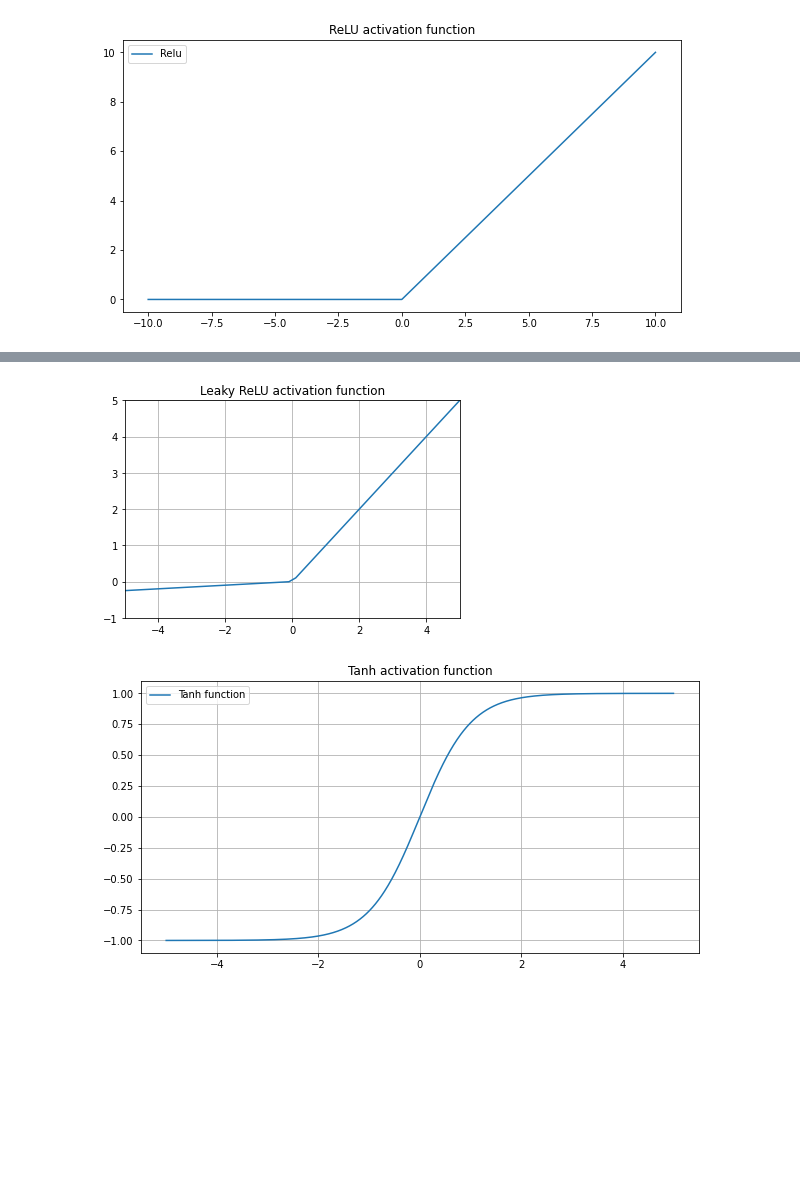
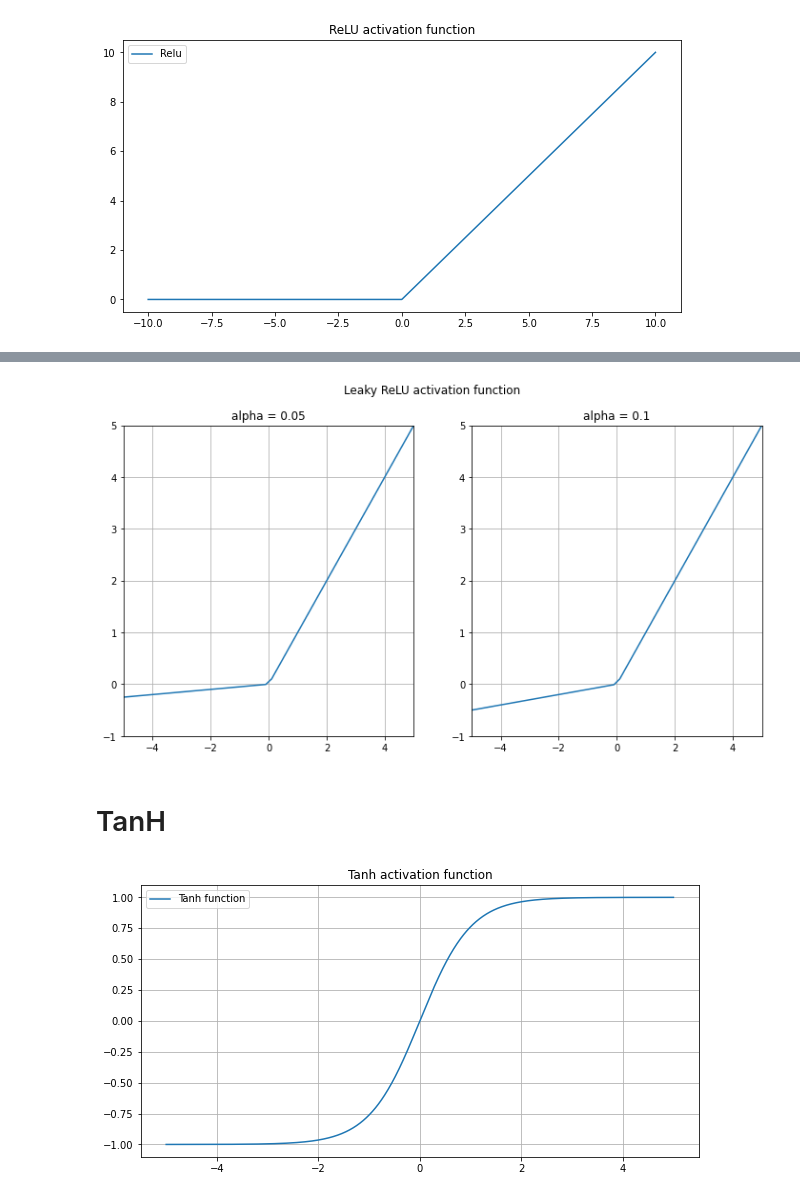
Before and after one commit to Meet-Kalariya/Activation-Function-EXP1, a Jupyter notebook: EXP_1.ipynb, the cells around one changed output, grey strips where cells are left out. Drawn from its saved outputs; the diff is of its cells as text; code cells hidden in the pictures; blank space fills up the shorter version.

```diff
--- a/EXP_1.ipynb
+++ b/EXP_1.ipynb
@@ -28,21 +41,32 @@ plt.show()
 # %%
 import numpy as np
 import matplotlib
 import matplotlib.pyplot as plt
 %matplotlib inline
 
 
 def leaky_relu(z, alpha=0.01):
     return np.maximum(alpha*z, z)
 
+
 z = np.linspace(-5, 5, 50)
-plt.plot(z, leaky_relu(z, 0.05))
-plt.grid(True)
-plt.title("Leaky ReLU activation function")
-plt.axis([-5, 5, -1, 5])
+fig = plt.figure(figsize=(12, 6))
+ax1=fig.add_subplot(121)
+ax2=fig.add_subplot(122)
+ax1.plot(z, leaky_relu(z, 0.05))
+ax2.plot(z,leaky_relu(z,0.1))
+ax1.set_title("alpha = 0.05")
+ax2.set_title("alpha = 0.1")
+ax1.grid(True)
+ax2.grid(True)
+fig.suptitle("Leaky ReLU activation function")
+ax1.axis([-5, 5, -1, 5])
+ax2.axis([-5, 5, -1, 5])
 plt.show()
 # %% [output]
-[figure, old version]
+[figure, new version]
+# %% [markdown]
+# TanH
 # %%
 import numpy as np
 import matplotlib.pyplot as plt
```
Also changed, not shown: parts of 4 cells of this notebook.
